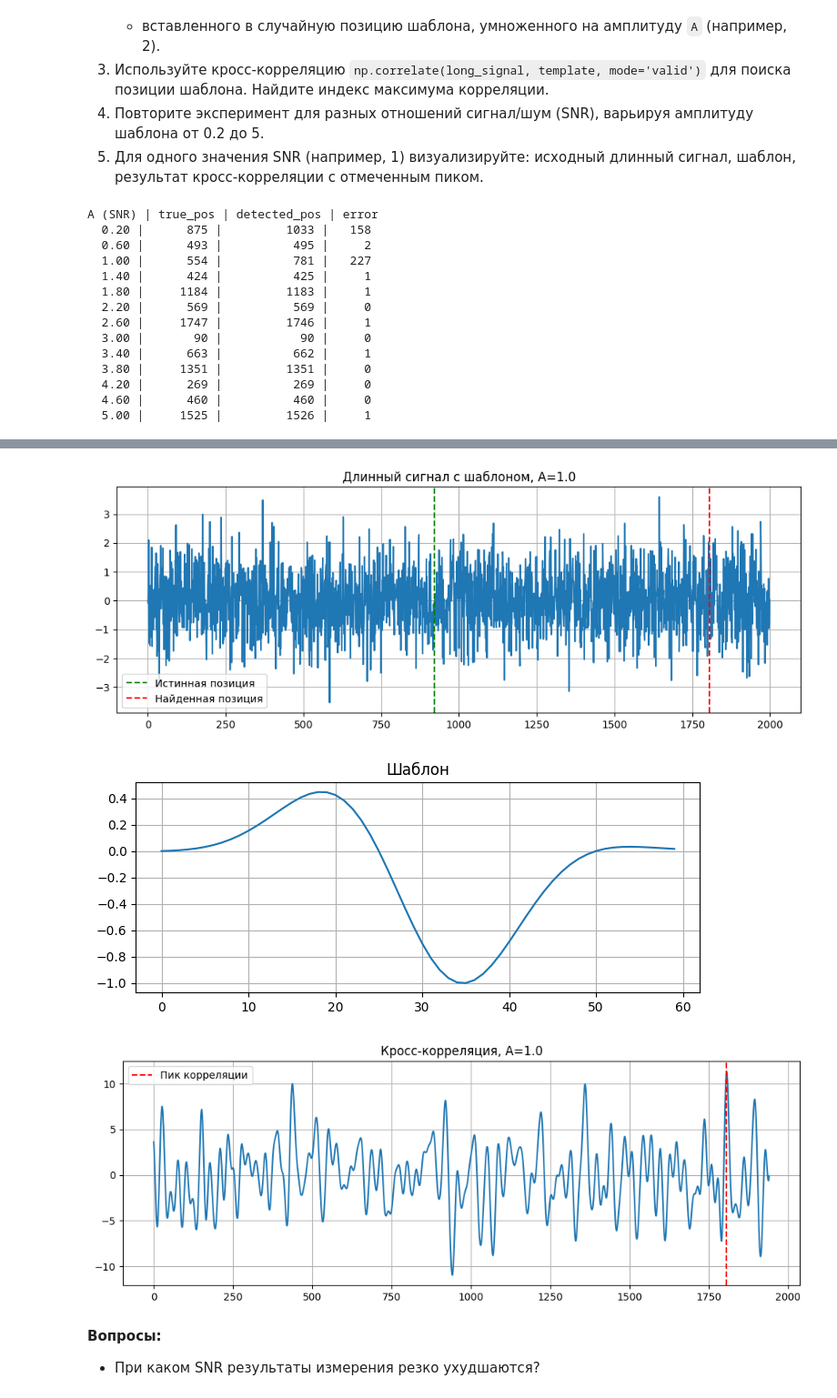
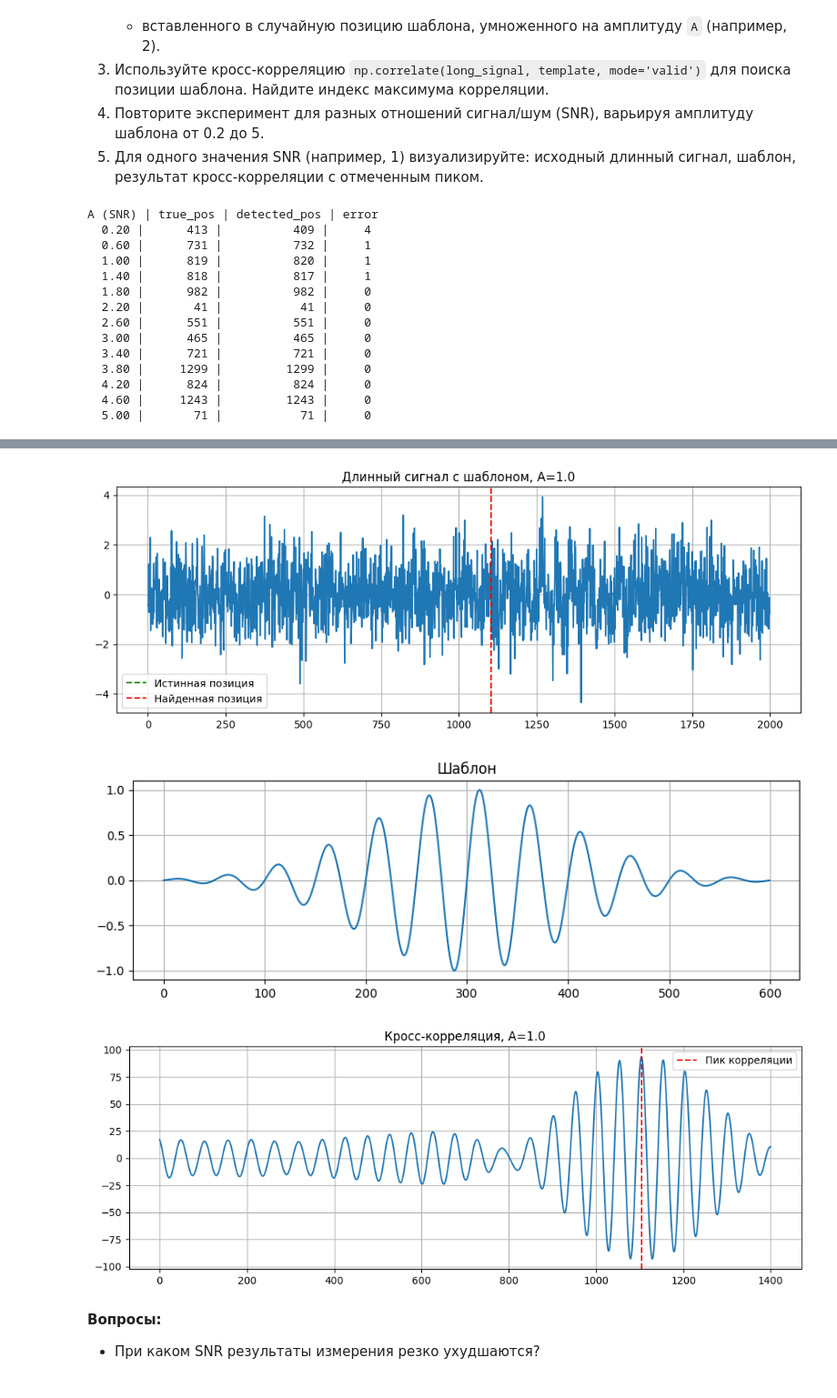
Before and after one commit to korzhimanov/dsp-seminars, a Jupyter notebook: seminars/3_Гусев.ipynb, the cells around one changed output, grey strips where cells are left out. Shown at 91% size. Saved outputs shown, nothing was run; the diff lists cells and outputs as text; code cells hidden in the pictures.

```diff
--- a/seminars/3_Гусев.ipynb
+++ b/seminars/3_Гусев.ipynb
@@ -331,24 +317,25 @@ noise_level | estimated_delay | error
 4. Повторите эксперимент для разных отношений сигнал/шум (SNR), варьируя амплитуду шаблона от 0.2 до 5.
 5. Для одного значения SNR (например, 1) визуализируйте: исходный длинный сигнал, шаблон, результат кросс-корреляции с отмеченным пиком.
 # %%
+np.random.seed(42)
+
 # Параметры
 fs = 1000
 N = 2000
-t = np.arange(N) / fs
 
-# Uауссова огибающая * синусоида
-template_len = 60
+# Шаблон
+template_len = 600
 tt = np.arange(template_len)
-sigma = 10
+center = template_len // 2
+sigma = 100
 f0 = 20
 
-gauss_env = np.exp(-((tt - template_len // 2) ** 2) / (2 * sigma ** 2))
+gauss_env = np.exp(-((tt - center) ** 2) / (2 * sigma**2))
 template = gauss_env * np.sin(2 * np.pi * f0 * tt / fs)
 
-# Нормировка шаблона
+# Нормируем шаблон
 template = template / np.max(np.abs(template))
 
-# Диапазон амплитуд шаблона (SNR)
 A_values = np.arange(0.2, 5.1, 0.4)
 
 true_positions = []
@@ -356,12 +343,11 @@ detected_positions = []
 errors = []
 
 for A in A_values:
-    # Шум + вставленный шаблон
     long_signal = np.random.randn(N)
+
     pos = np.random.randint(0, N - template_len)
     long_signal[pos:pos + template_len] += A * template
 
-    # Кросс-корреляция
     corr = np.correlate(long_signal, template, mode='valid')
     detected_pos = np.argmax(corr)
 
@@ -369,12 +355,10 @@ for A in A_values:
     detected_positions.append(detected_pos)
     errors.append(abs(detected_pos - pos))
 
-# Вывод результатов
 print("A (SNR) | true_pos | detected_pos | error")
 for A, p_true, p_det, err in zip(A_values, true_positions, detected_positions, errors):
     print(f"{A:6.2f} | {p_true:8d} | {p_det:12d} | {err:5d}")
 
-# График ошибки от амплитуды
 plt.figure(figsize=(10, 4))
 plt.plot(A_values, errors, 'o-')
 plt.xlabel('Амплитуда шаблона (условный SNR)')
@@ -383,7 +367,7 @@ plt.title('Зависимость ошибки обнаружения от SNR')
 plt.grid()
 plt.show()
 
-# Визуализация для одного значения SNR, например A=1
+# Визуализация для A = 1.0
 A_vis = 1.0
 long_signal = np.random.randn(N)
 pos = np.random.randint(0, N - template_len)
@@ -401,7 +385,7 @@ plt.legend()
 plt.grid()
 plt.show()
 
-plt.figure(figsize=(8, 3))
+plt.figure(figsize=(10, 3))
 plt.plot(template)
 plt.title('Шаблон')
 plt.grid()
@@ -416,16 +400,16 @@ plt.grid()
 plt.show()
 # %% [output]
 A (SNR) | true_pos | detected_pos | error
-  0.20 |      875 |         1033 |   158
-  0.60 |      493 |          495 |     2
-  1.00 |      554 |          781 |   227
-  1.40 |      424 |          425 |     1
-  1.80 |     1184 |         1183 |     1
-  2.20 |      569 |          569 |     0
-  2.60 |     1747 |         1746 |     1
-  3.00 |       90 |           90 |     0
-  3.40 |      663 |          662 |     1
-  3.80 |     1351 |         1351 |     0
-  4.20 |      269 |          269 |     0
-  4.60 |      460 |          460 |     0
-  5.00 |     1525 |         1526 |     1
+  0.20 |      413 |          409 |     4
+  0.60 |      731 |          732 |     1
+  1.00 |      819 |          820 |     1
+  1.40 |      818 |          817 |     1
+  1.80 |      982 |          982 |     0
+  2.20 |       41 |           41 |     0
+  2.60 |      551 |          551 |     0
+  3.00 |      465 |          465 |     0
+  3.40 |      721 |          721 |     0
+  3.80 |     1299 |         1299 |     0
+  4.20 |      824 |          824 |     0
+  4.60 |     1243 |         1243 |     0
+  5.00 |       71 |           71 |     0
@@ -433,6 +417,6 @@ A (SNR) | true_pos | detected_pos | error
-[figure, old version]
+[figure, new version]
-[figure, old version]
+[figure, new version]
-[figure, old version]
+[figure, new version]
 # %% [markdown]
 **Вопросы:**
 - При каком SNR результаты измерения резко ухудшаются?
```
Also changed, not shown: parts of 8 cells of this notebook.
